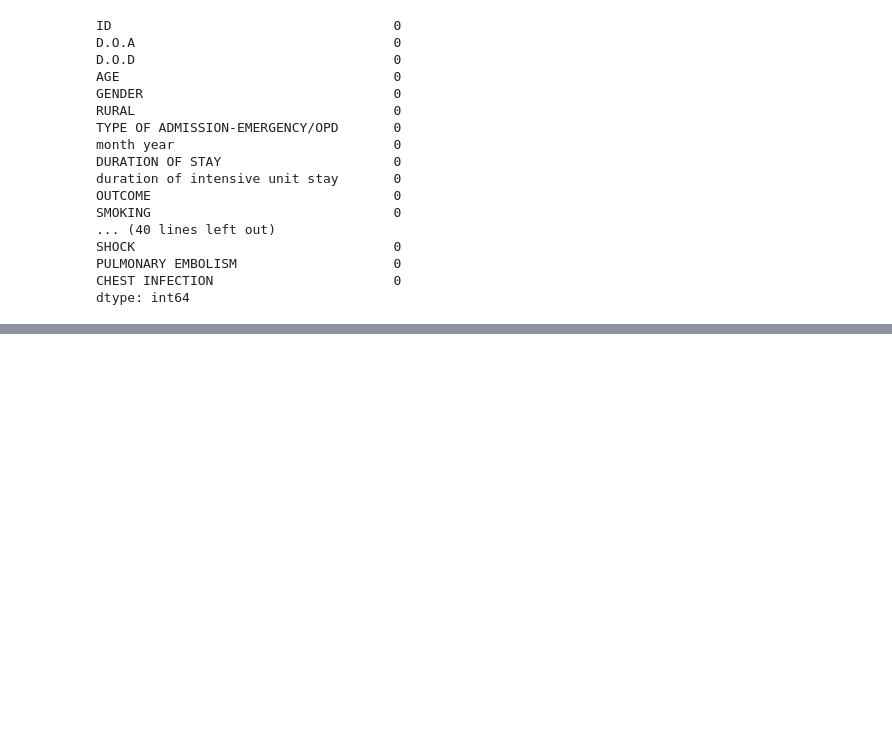
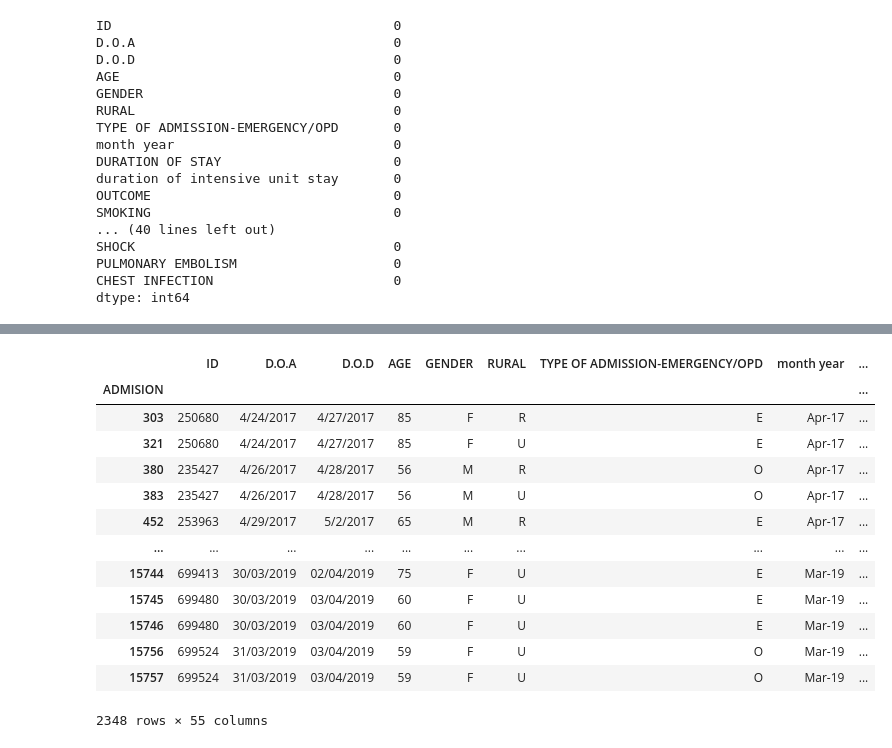
Before and after one commit to Estefaniagz/Proyecto_nocountry, a Jupyter notebook: explore.ipynb, the cells around one changed output, grey strips where cells are left out. Cells and saved outputs as stored; diff of their text form; code cells hidden in the pictures; blank space fills up the shorter version.

```diff
--- a/explore.ipynb
+++ b/explore.ipynb
@@ -141,0 +180,19 @@ dtype: int64
+# %%
+#Buscando duplicados en columnas de ID y DOA
+duplicados = df[df.duplicated(subset=['ID', 'D.O.A'], keep=False)]
+duplicados
+# %% [output]
+|  | ID | D.O.A | D.O.D | AGE | GENDER | RURAL | TYPE OF ADMISSION-EMERGENCY/OPD | month year | ... |
+| ADMISION |  |  |  |  |  |  |  |  | ... |
+| 303 | 250680 | 4/24/2017 | 4/27/2017 | 85 | F | R | E | Apr-17 | ... |
+| 321 | 250680 | 4/24/2017 | 4/27/2017 | 85 | F | U | E | Apr-17 | ... |
+| 380 | 235427 | 4/26/2017 | 4/28/2017 | 56 | M | R | O | Apr-17 | ... |
+| 383 | 235427 | 4/26/2017 | 4/28/2017 | 56 | M | U | O | Apr-17 | ... |
+| 452 | 253963 | 4/29/2017 | 5/2/2017 | 65 | M | R | E | Apr-17 | ... |
+| ... | ... | ... | ... | ... | ... | ... | ... | ... | ... |
+| 15744 | 699413 | 30/03/2019 | 02/04/2019 | 75 | F | U | E | Mar-19 | ... |
+| 15745 | 699480 | 30/03/2019 | 03/04/2019 | 60 | F | U | E | Mar-19 | ... |
+| 15746 | 699480 | 30/03/2019 | 03/04/2019 | 60 | F | U | E | Mar-19 | ... |
+| 15756 | 699524 | 31/03/2019 | 03/04/2019 | 59 | F | U | O | Mar-19 | ... |
+| 15757 | 699524 | 31/03/2019 | 03/04/2019 | 59 | F | U | O | Mar-19 | ... |
+2348 rows × 55 columns
```
Also changed, not shown: parts of 29 cells of this notebook.
